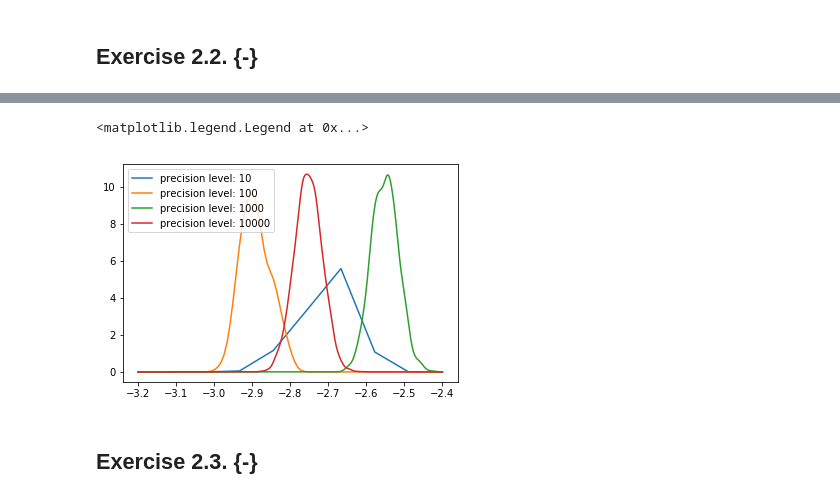
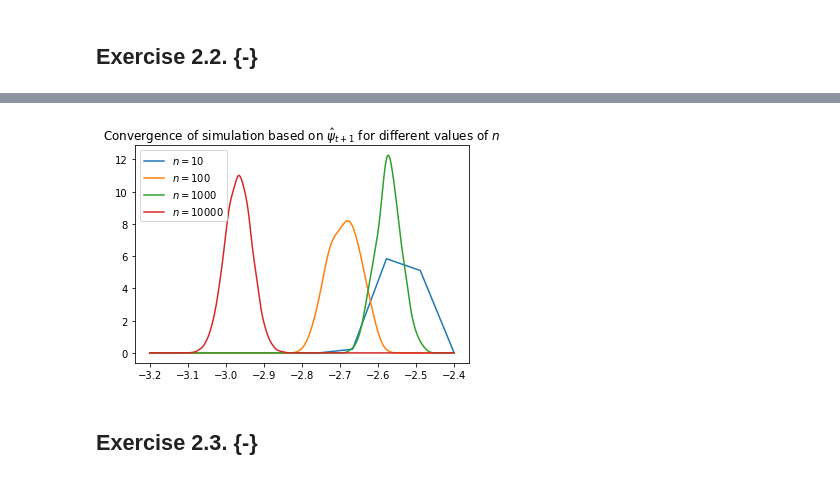
Before and after one commit to hebeard/BootCamp2018, a Jupyter notebook: ProbSets/Econ/ProbSet2/Harrison-Beard-ProbSet2-Code.ipynb, the cells around one changed output, grey strips where cells are left out. Saved outputs shown, nothing was run; the diff lists cells and outputs as text; code cells hidden in the pictures.

```diff
--- a/ProbSets/Econ/ProbSet2/Harrison-Beard-ProbSet2-Code.ipynb
+++ b/ProbSets/Econ/ProbSet2/Harrison-Beard-ProbSet2-Code.ipynb
@@ -174,7 +187,7 @@ plt.show()
 # %%
 ρ, b, σ, μ, s = 0.9, 0.0, 0.1, -3, 0.2
 # %%
-def problem2_2(x, ρ=ρ, b=b, σ=σ):
+def problem2_2_1(x, ρ=ρ, b=b, σ=σ):
     ξ = np.random.standard_normal()
     return (ρ * x) + b + (σ * ξ)
 # %%
@@ -188,17 +204,20 @@ plt.plot(np.linspace(ρ*μ + b - 3*s, ρ*μ + b + 3*s), matplotlib.mlab.normpdf(
 # %%
-ngrid = [10,100,1000,10000]
-for n in ngrid:
-    dist = problem2_2(np.random.normal(μ, s**2, n))
-    estimator = problem2_1(dist)
+def problem2_2_3():
+    for n in [10,100,1000,10000]:
+        dist = problem2_2_1(np.random.normal(μ, s**2, n))
+        estimator = problem2_1(dist)
 
-    grid = np.linspace(-3.2,-2.4,n)
-    density = estimator.estimate(grid=grid)
-    plt.plot(grid,density,label="precision level: {}".format(n))
+        grid = np.linspace(-3.2,-2.4,n)
+        density = estimator.estimate(grid=grid)
+        plt.plot(grid,density,label=r"$n=${}".format(n))
 
-plt.legend()
+    plt.legend()
+    plt.title(r"Convergence of simulation based on $\hat{\psi}_{t+1}$ for different values of $n$")
+    plt.plot()
-# %% [output]
-<matplotlib.legend.Legend at 0x...>
-[figure, removed]
+# %%
+problem2_2_3()
+# %% [output]
+[figure, added]
 # %% [markdown]
 ## Exercise 2.3. {-}
 # %% [markdown]
```
Also changed, not shown: parts of 24 cells of this notebook, 12 other files.
